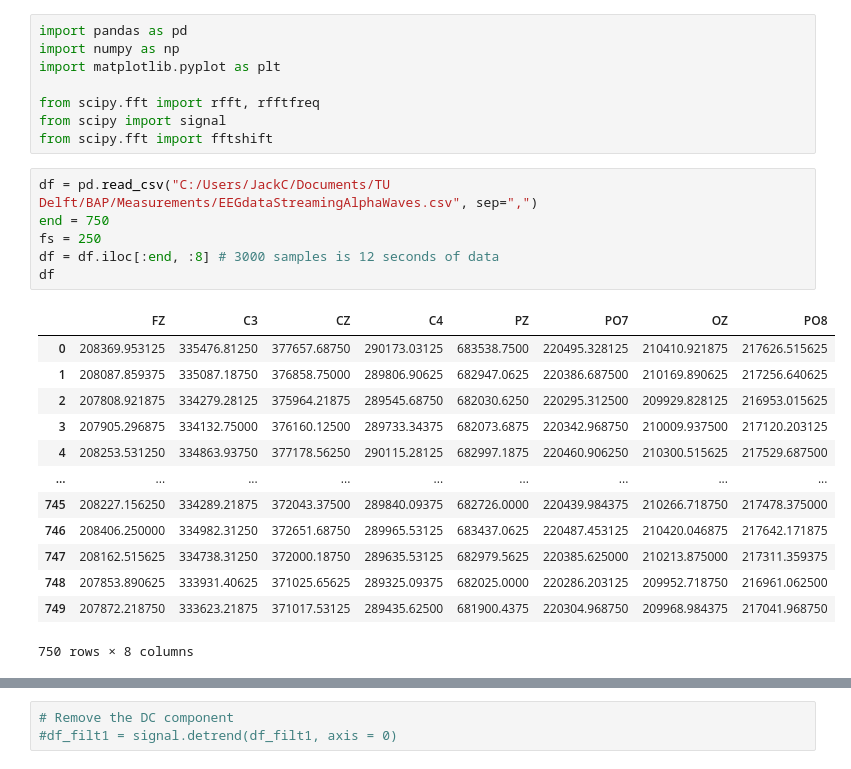
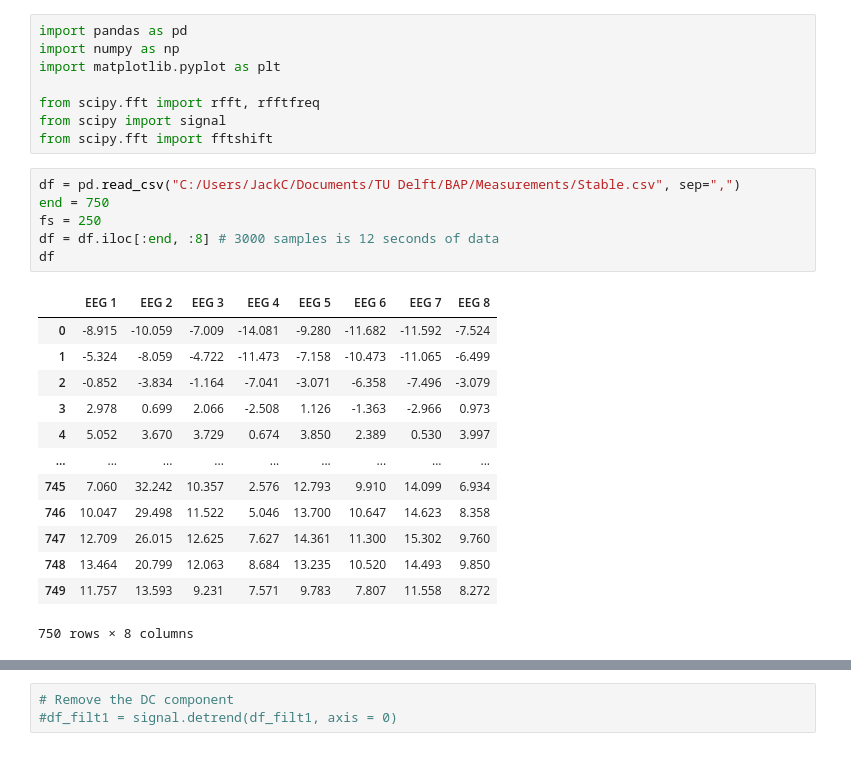
Before and after one commit to ValentijnBakkum/EEGcontroller, a Jupyter notebook: MeasurementSubgroup/Streaming/Python streaming preprocessing.ipynb, the cells around one changed output, grey strips where cells are left out. Cells and saved outputs as stored; diff of their text form.

```diff
--- a/MeasurementSubgroup/Streaming/Python streaming preprocessing.ipynb
+++ b/MeasurementSubgroup/Streaming/Python streaming preprocessing.ipynb
@@ -7,24 +7,24 @@ from scipy.fft import rfft, rfftfreq
 from scipy import signal
 from scipy.fft import fftshift
 # %%
-df = pd.read_csv("C:/Users/JackC/Documents/TU Delft/BAP/Measurements/EEGdataStreamingAlphaWaves.csv", sep=",")
+df = pd.read_csv("C:/Users/JackC/Documents/TU Delft/BAP/Measurements/Stable.csv", sep=",")
 end = 750
 fs = 250
 df = df.iloc[:end, :8] # 3000 samples is 12 seconds of data
 df
 # %% [output]
-|  | FZ | C3 | CZ | C4 | PZ | PO7 | OZ | PO8 |
-| 0 | 208369.953125 | 335476.81250 | 377657.68750 | 290173.03125 | 683538.7500 | 220495.328125 | 210410.921875 | 217626.515625 |
-| 1 | 208087.859375 | 335087.18750 | 376858.75000 | 289806.90625 | 682947.0625 | 220386.687500 | 210169.890625 | 217256.640625 |
-| 2 | 207808.921875 | 334279.28125 | 375964.21875 | 289545.68750 | 682030.6250 | 220295.312500 | 209929.828125 | 216953.015625 |
-| 3 | 207905.296875 | 334132.75000 | 376160.12500 | 289733.34375 | 682073.6875 | 220342.968750 | 210009.937500 | 217120.203125 |
-| 4 | 208253.531250 | 334863.93750 | 377178.56250 | 290115.28125 | 682997.1875 | 220460.906250 | 210300.515625 | 217529.687500 |
+|  | EEG 1 | EEG 2 | EEG 3 | EEG 4 | EEG 5 | EEG 6 | EEG 7 | EEG 8 |
+| 0 | -8.915 | -10.059 | -7.009 | -14.081 | -9.280 | -11.682 | -11.592 | -7.524 |
+| 1 | -5.324 | -8.059 | -4.722 | -11.473 | -7.158 | -10.473 | -11.065 | -6.499 |
+| 2 | -0.852 | -3.834 | -1.164 | -7.041 | -3.071 | -6.358 | -7.496 | -3.079 |
+| 3 | 2.978 | 0.699 | 2.066 | -2.508 | 1.126 | -1.363 | -2.966 | 0.973 |
+| 4 | 5.052 | 3.670 | 3.729 | 0.674 | 3.850 | 2.389 | 0.530 | 3.997 |
 | ... | ... | ... | ... | ... | ... | ... | ... | ... |
-| 745 | 208227.156250 | 334289.21875 | 372043.37500 | 289840.09375 | 682726.0000 | 220439.984375 | 210266.718750 | 217478.375000 |
-| 746 | 208406.250000 | 334982.31250 | 372651.68750 | 289965.53125 | 683437.0625 | 220487.453125 | 210420.046875 | 217642.171875 |
-| 747 | 208162.515625 | 334738.31250 | 372000.18750 | 289635.53125 | 682979.5625 | 220385.625000 | 210213.875000 | 217311.359375 |
-| 748 | 207853.890625 | 333931.40625 | 371025.65625 | 289325.09375 | 682025.0000 | 220286.203125 | 209952.718750 | 216961.062500 |
-| 749 | 207872.218750 | 333623.21875 | 371017.53125 | 289435.62500 | 681900.4375 | 220304.968750 | 209968.984375 | 217041.968750 |
+| 745 | 7.060 | 32.242 | 10.357 | 2.576 | 12.793 | 9.910 | 14.099 | 6.934 |
+| 746 | 10.047 | 29.498 | 11.522 | 5.046 | 13.700 | 10.647 | 14.623 | 8.358 |
+| 747 | 12.709 | 26.015 | 12.625 | 7.627 | 14.361 | 11.300 | 15.302 | 9.760 |
+| 748 | 13.464 | 20.799 | 12.063 | 8.684 | 13.235 | 10.520 | 14.493 | 9.850 |
+| 749 | 11.757 | 13.593 | 9.231 | 7.571 | 9.783 | 7.807 | 11.558 | 8.272 |
 750 rows × 8 columns
 # %%
 x1 = np.linspace(0, end/fs, end, endpoint=True)
```
Also changed, not shown: parts of 5 cells of this notebook, 2 other files.
